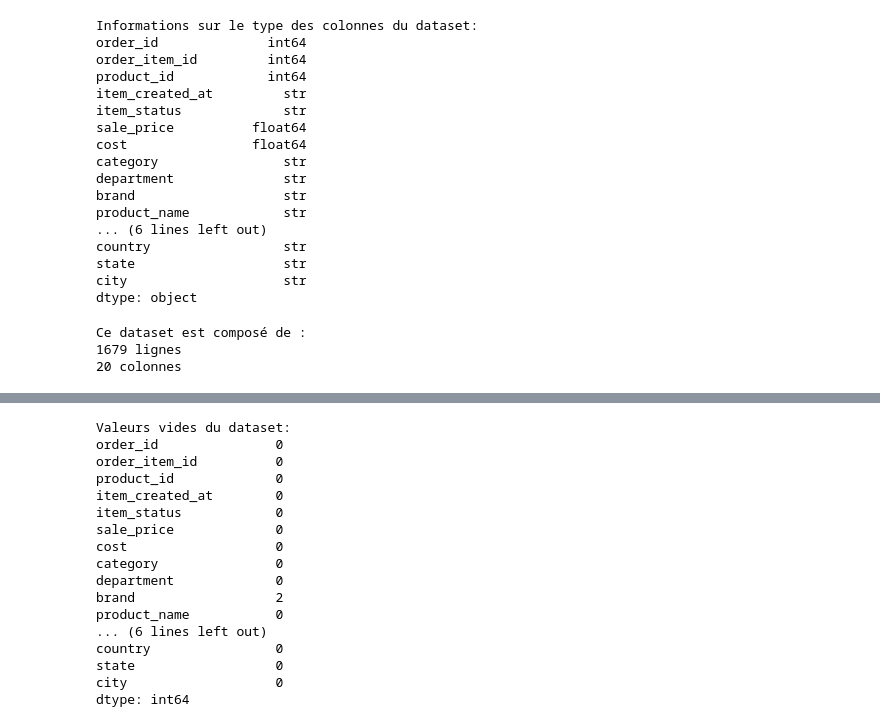
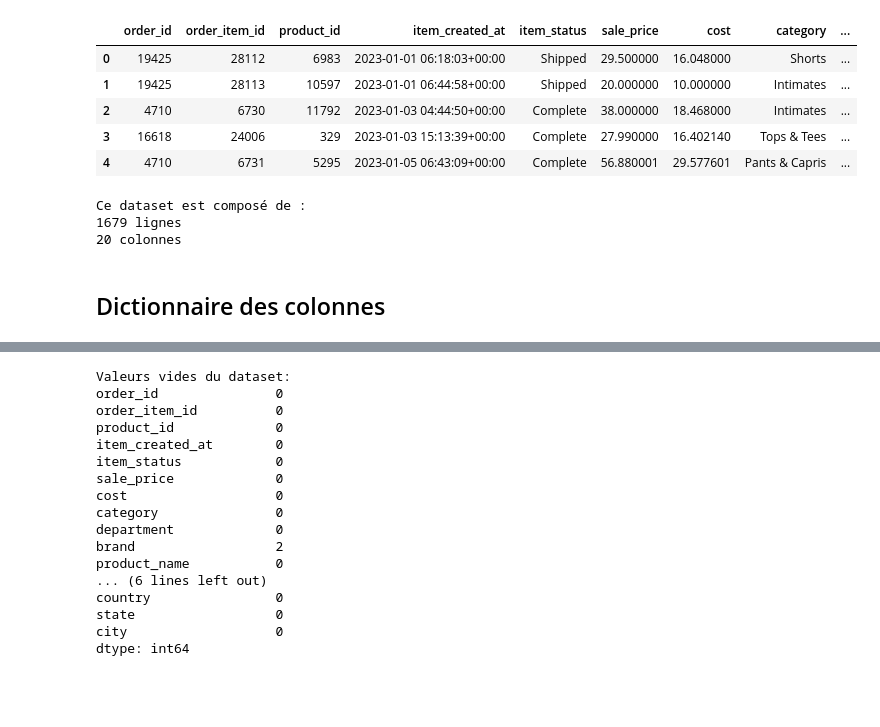
Before and after one commit to thierrytaitai75/rendu_projet, a Jupyter notebook: notebooks/01_EDA_python.ipynb, the cells around one changed output, grey strips where cells are left out. Saved outputs shown, nothing was run; the diff lists cells and outputs as text; code cells hidden in the pictures; blank space fills up the shorter version.

```diff
--- a/notebooks/01_EDA_python.ipynb
+++ b/notebooks/01_EDA_python.ipynb
@@ -10,27 +42,19 @@ df=pd.read_csv(r"C:\Users\t75t\Downloads\DATAGONG\thelook_fr_women_2023_2024.csv
-# %%
-print(f"Informations sur le type des colonnes du dataset:")
-print(df.dtypes)
-# %% [output]
-Informations sur le type des colonnes du dataset:
-order_id              int64
-order_item_id         int64
-product_id            int64
-item_created_at         str
-item_status             str
-sale_price          float64
-cost                float64
-category                str
-department              str
-brand                   str
-product_name            str
-... (6 lines left out)
-country                 str
-state                   str
-city                    str
-dtype: object
+# %%
+df = pd.read_csv("../data/thelook_fr_women_2023_2024.csv")
+# %%
+df.head()
+# %% [output]
+|  | order_id | order_item_id | product_id | item_created_at | item_status | sale_price | cost | category | ... |
+| 0 | 19425 | 28112 | 6983 | 2023-01-01 06:18:03+00:00 | Shipped | 29.500000 | 16.048000 | Shorts | ... |
+| 1 | 19425 | 28113 | 10597 | 2023-01-01 06:44:58+00:00 | Shipped | 20.000000 | 10.000000 | Intimates | ... |
+| 2 | 4710 | 6730 | 11792 | 2023-01-03 04:44:50+00:00 | Complete | 38.000000 | 18.468000 | Intimates | ... |
+| 3 | 16618 | 24006 | 329 | 2023-01-03 15:13:39+00:00 | Complete | 27.990000 | 16.402140 | Tops & Tees | ... |
+| 4 | 4710 | 6731 | 5295 | 2023-01-05 06:43:09+00:00 | Complete | 56.880001 | 29.577601 | Pants & Capris | ... |
 # %%
 print(f"Ce dataset est composé de : \n{df.shape[0]} lignes\n{df.shape[1]} colonnes")
 # %% [output]
 Ce dataset est composé de :
 1679 lignes
 20 colonnes
+# %% [markdown]
+## Dictionnaire des colonnes
```
Also changed, not shown: parts of 10 cells of this notebook.
